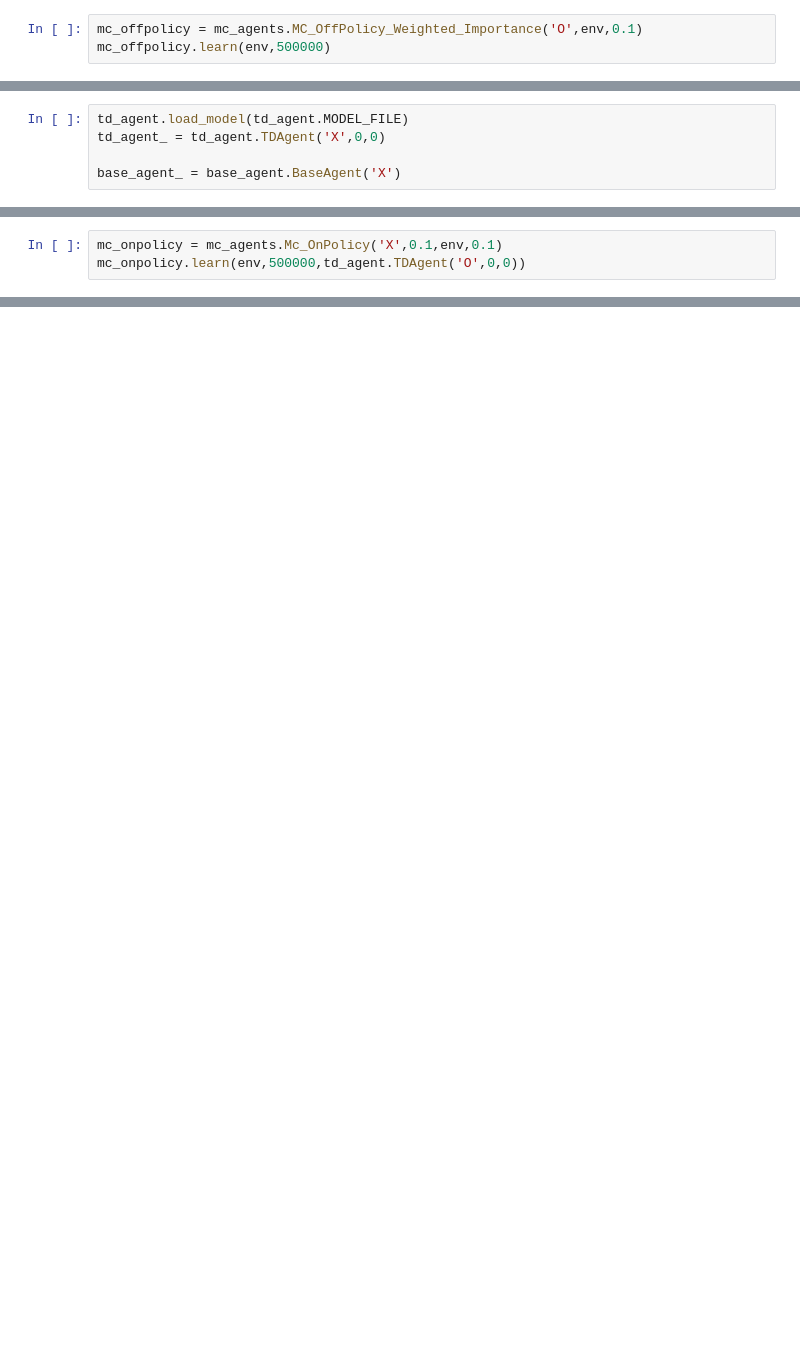
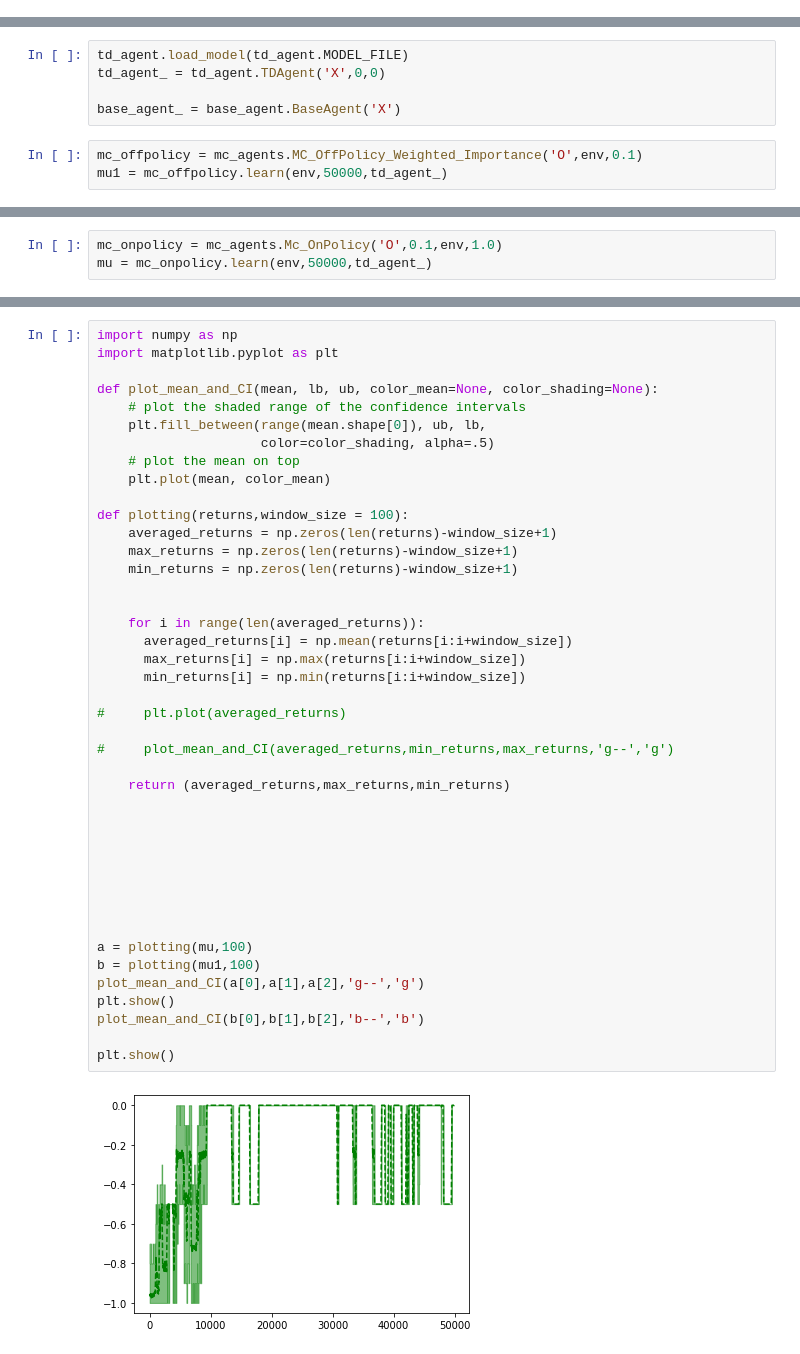
Before and after one commit to batra98/Monte_Carlo-TD-Function_Approximation, a Jupyter notebook: 20171114.ipynb, the cells around one changed output, grey strips where cells are left out. Cells and saved outputs as stored; diff of their text form; blank space fills up the shorter version.

```diff
--- a/20171114.ipynb
+++ b/20171114.ipynb
@@ -8,6 +8,3 @@ from gym_tictactoe.env import TicTacToeEnv, set_log_level_by, agent_by_mark,\
     next_mark, check_game_status, after_action_state, O_REWARD, X_REWARD
 # %%
 env = TicTacToeEnv(show_number= True)
-# %%
-mc_offpolicy = mc_agents.MC_OffPolicy_Weighted_Importance('O',env,0.1)
-mc_offpolicy.learn(env,500000)
@@ -18,3 +13,6 @@ td_agent.load_model(td_agent.MODEL_FILE)
 td_agent_ = td_agent.TDAgent('X',0,0)
 
 base_agent_ = base_agent.BaseAgent('X')
+# %%
+mc_offpolicy = mc_agents.MC_OffPolicy_Weighted_Importance('O',env,0.1)
+mu1 = mc_offpolicy.learn(env,50000,td_agent_)
@@ -21,4 +21,4 @@ base_agent_ = base_agent.BaseAgent('X')
 # %%
-mc_onpolicy = mc_agents.Mc_OnPolicy('X',0.1,env,0.1)
-mc_onpolicy.learn(env,500000,td_agent.TDAgent('O',0,0))
+mc_onpolicy = mc_agents.Mc_OnPolicy('O',0.1,env,1.0)
+mu = mc_onpolicy.learn(env,50000,td_agent_)
 # %% [output]
@@ -25,0 +26,44 @@ Episode 500000/500000.
+# %%
+import numpy as np
+import matplotlib.pyplot as plt
+
+def plot_mean_and_CI(mean, lb, ub, color_mean=None, color_shading=None):
+    # plot the shaded range of the confidence intervals
+    plt.fill_between(range(mean.shape[0]), ub, lb,
+                     color=color_shading, alpha=.5)
+    # plot the mean on top
+    plt.plot(mean, color_mean)
+
+def plotting(returns,window_size = 100):
+    averaged_returns = np.zeros(len(returns)-window_size+1)
+    max_returns = np.zeros(len(returns)-window_size+1)
+    min_returns = np.zeros(len(returns)-window_size+1)
+
+
+    for i in range(len(averaged_returns)):
+      averaged_returns[i] = np.mean(returns[i:i+window_size])
+      max_returns[i] = np.max(returns[i:i+window_size])
+      min_returns[i] = np.min(returns[i:i+window_size])
+
+#     plt.plot(averaged_returns)
+
+#     plot_mean_and_CI(averaged_returns,min_returns,max_returns,'g--','g')
+
+    return (averaged_returns,max_returns,min_returns)
+
+
+
+
+
+
+
+
+a = plotting(mu,100)
+b = plotting(mu1,100)
+plot_mean_and_CI(a[0],a[1],a[2],'g--','g')
+plt.show()
+plot_mean_and_CI(b[0],b[1],b[2],'b--','b')
+
+plt.show()
+# %% [output]
+[figure, added]
```
Also changed, not shown: parts of 9 cells of this notebook, 9 other files.
